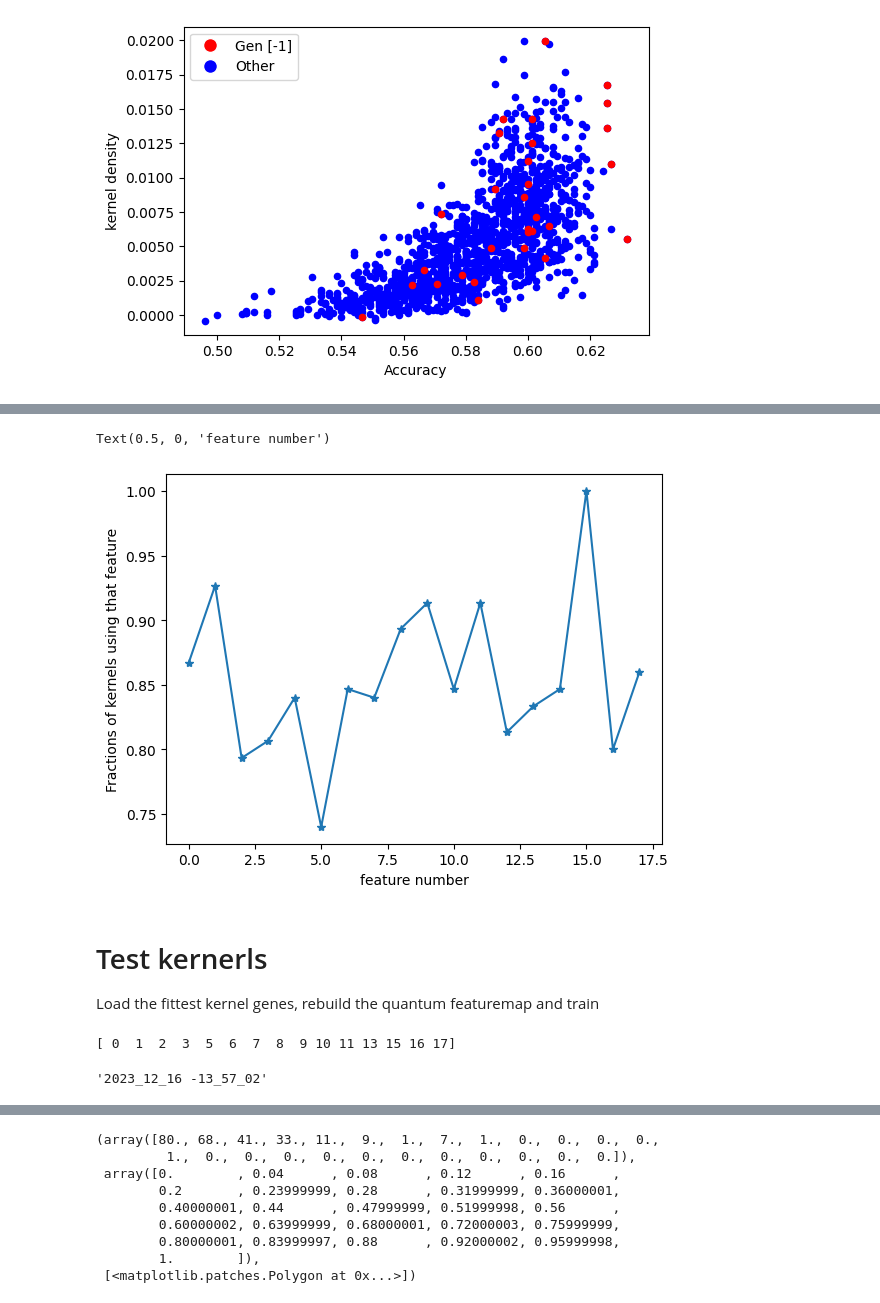
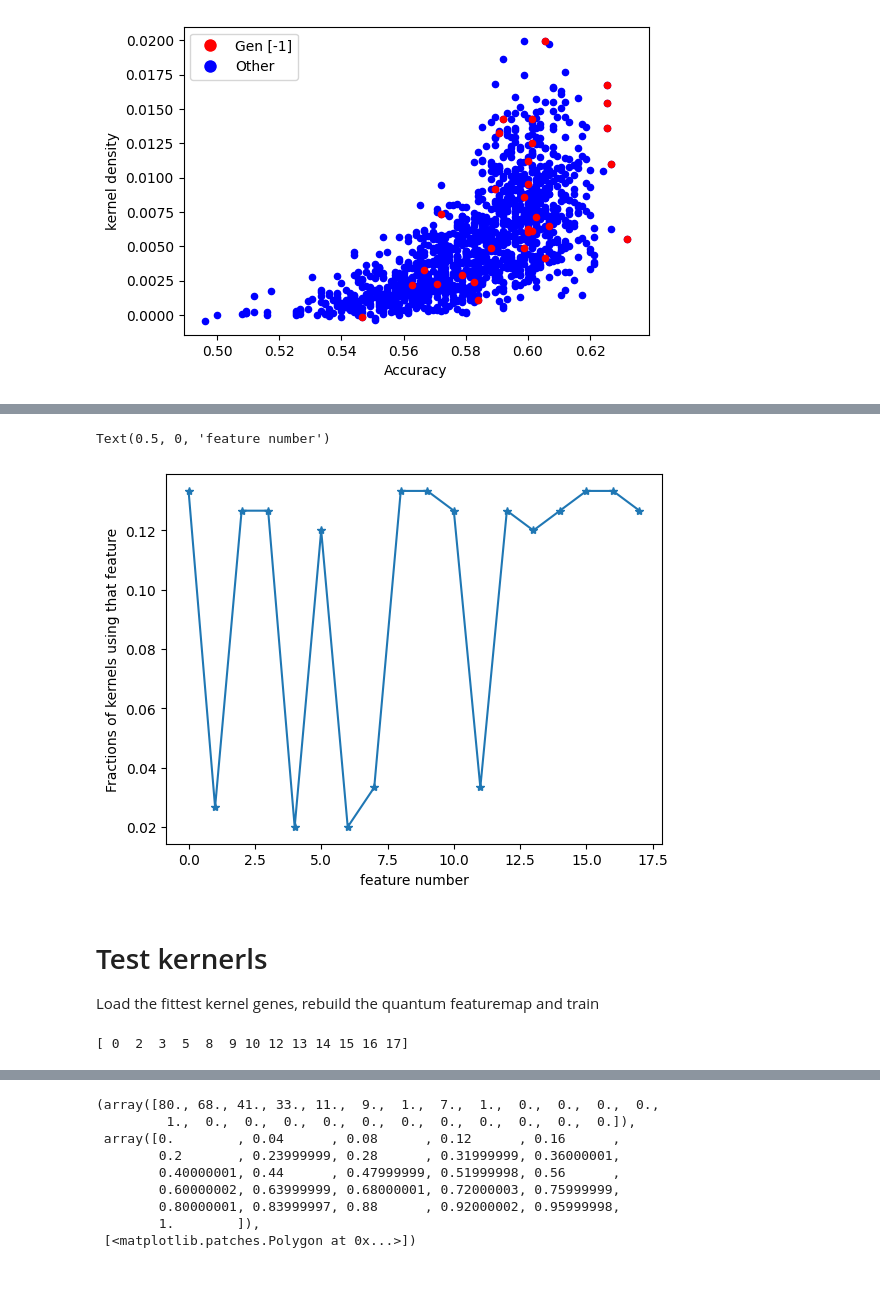
Before and after one commit to qismib/QuaKe, a Jupyter notebook: examples/genetic_run_analysis.ipynb, the cells around one changed output, grey strips where cells are left out. Saved outputs shown, nothing was run; the diff lists cells and outputs as text; code cells hidden in the pictures.

```diff
--- a/examples/genetic_run_analysis.ipynb
+++ b/examples/genetic_run_analysis.ipynb
@@ -34,15 +55,0 @@ plt.grid()
-# %%
-complete_fitness = np.zeros((n_epochs+ 1, pop_size))
-complete_sparsity = np.zeros((n_epochs+ 1, pop_size))
-complete_accuracy = np.zeros((n_epochs+ 1, pop_size))
-complete_fitness[0] = fitnesses[:pop_size]
-complete_sparsity[0] = sparsities[:pop_size] # init generation
-complete_accuracy[0] = accuracies[:pop_size]
-
-for i in range(n_epochs):
-    counter = (pop_size - keep_elitism)*i
-
-    best_old_idxs = np.argsort(complete_fitness[i])[-keep_elitism:]
-    complete_sparsity[i+1] = np.concatenate([complete_sparsity[i][best_old_idxs], sparsities[counter + pop_size: 2*pop_size + counter - keep_elitism]])
-    complete_accuracy[i+1] = np.concatenate([complete_accuracy[i][best_old_idxs], accuracies[counter + pop_size: 2*pop_size + counter - keep_elitism]])
-    complete_fitness[i+1] = np.concatenate([complete_fitness[i][best_old_idxs], fitnesses[pop_size + counter: 2*pop_size + counter - keep_elitism]])
@@ -54,9 +56,9 @@ plt.plot(np.max(complete_accuracy, axis = 1))
 # %%
 best_sparsities = np.zeros(n_epochs+1)
 for i in range(n_epochs+1):
-    best_sparsities[i] = np.max(complete_sparsity[i])
+    best_sparsities[i] = np.max(grouped_sparsity[i])
 
-plt.figure(figsize = (6,4))
+plt.figure(figsize=(6, 4))
 plt.plot(best_sparsities)
 plt.xlabel("Generation")
 plt.title("Best sparsity in generation")
@@ -117,15 +120,16 @@ plt.legend(handles=legend_handles)
 [figure]
 # %%
 genes = df.to_numpy()
-NB_QUBITS = 4
+NB_QUBITS = 6
 GATES_PER_QUBITS = 5
 gate_dict = OrderedDict([
-    ("single_non_parametric", ["I", "H", "X"]),
+    ("single_non_parametric", ["I", "H", "X", "SX"]),
     ("single_parametric", ["RX", "RY", "RZ"]),
     ("two_non_parametric", ["CX"]),
     ("two_parametric", ["CRX", "CRY", "CRZ"]),
 ])
 nb_features = 18
-fmap, x_idxs = genetic.to_quantum(genes[fittest_kernel_id], gate_dict, nb_features, GATES_PER_QUBITS, NB_QUBITS)
+fmap, x_idxs = genetic.to_quantum(
+    genes[fittest_kernel_id], gate_dict, nb_features, GATES_PER_QUBITS, NB_QUBITS)
 print(np.sort(x_idxs))
 # %% [output]
@@ -133,7 +137,8 @@ print(np.sort(x_idxs))
 # %%
 features_per_qubit = []
 for i in range(accuracies.shape[0]):
-    fmap, x_idxs = genetic.to_quantum(genes[i], gate_dict, nb_features, GATES_PER_QUBITS, NB_QUBITS)
+    fmap, x_idxs = genetic.to_quantum(
+        genes[i], gate_dict, nb_features, GATES_PER_QUBITS, NB_QUBITS)
     features_per_qubit.append(x_idxs)
 # %%
 feature_counter = np.zeros(18)
@@ -151,30 +156,28 @@ Text(0.5, 0, 'feature number')
 # %%
 best_kernels_idxs = np.argsort(fitnesses)[-150:]
-best_idxs_call_list = np.array(features_per_qubit, dtype = 'object')[best_kernels_idxs]
+best_idxs_call_list = np.array(features_per_qubit, dtype='object')[
+    best_kernels_idxs]
 feature_counter_best = np.zeros(18)
 for x_idxs in best_idxs_call_list:
     for i in range(18):
         if i in x_idxs:
             feature_counter_best[i] += 1
 plt.plot(np.arange(0, 18), feature_counter_best/150, '-*')
 plt.ylabel("Fractions of kernels using that feature")
 plt.xlabel("feature number")
 # plt.savefig("../../Output_genetic/"+suffix+"/feature_repr_top15.svg")
 # %% [output]
 Text(0.5, 0, 'feature number')
-[figure, old version]
+[figure, new version]
 # %% [markdown]
 # Test kernerls
 Load the fittest kernel genes, rebuild the quantum featuremap and train
 # %%
-fmap, x_idxs = genetic.to_quantum(genes[fittest_kernel_id], gate_dict, nb_features, GATES_PER_QUBITS, NB_QUBITS)
+fmap, x_idxs = genetic.to_quantum(
+    genes[fittest_kernel_id], gate_dict, nb_features, GATES_PER_QUBITS, NB_QUBITS)
 print(np.sort(x_idxs))
 # %% [output]
-[ 0  1  2  3  5  6  7  8  9 10 11 13 15 16 17]
+[ 0  2  3  5  8  9 10 12 13 14 15 16 17]
-# %%
-suffix
-# %% [output]
-'2023_12_16 -13_57_02'
 # %%
 %matplotlib inline
 fmap.draw(output='mpl', scale=0.7, initial_state=True, cregbundle=False, style="bw", filename="../../Output_genetic/"+suffix+"/best_kernel_fmap.svg")
```
Also changed, not shown: parts of 15 cells of this notebook, 3 other files.
